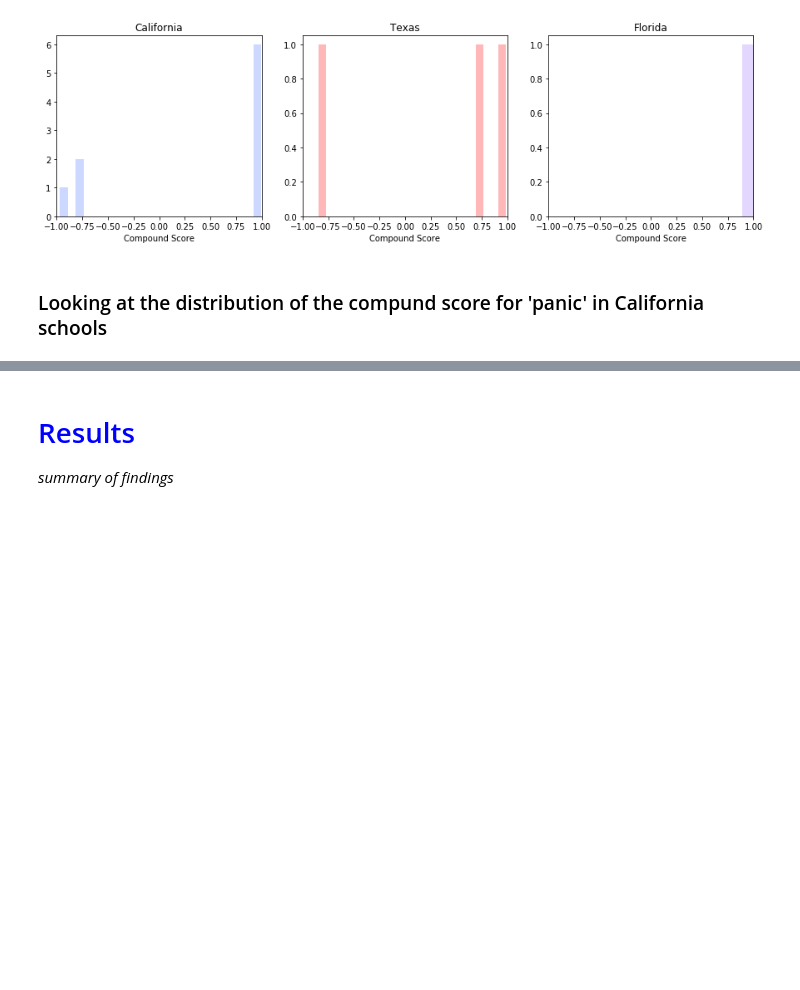
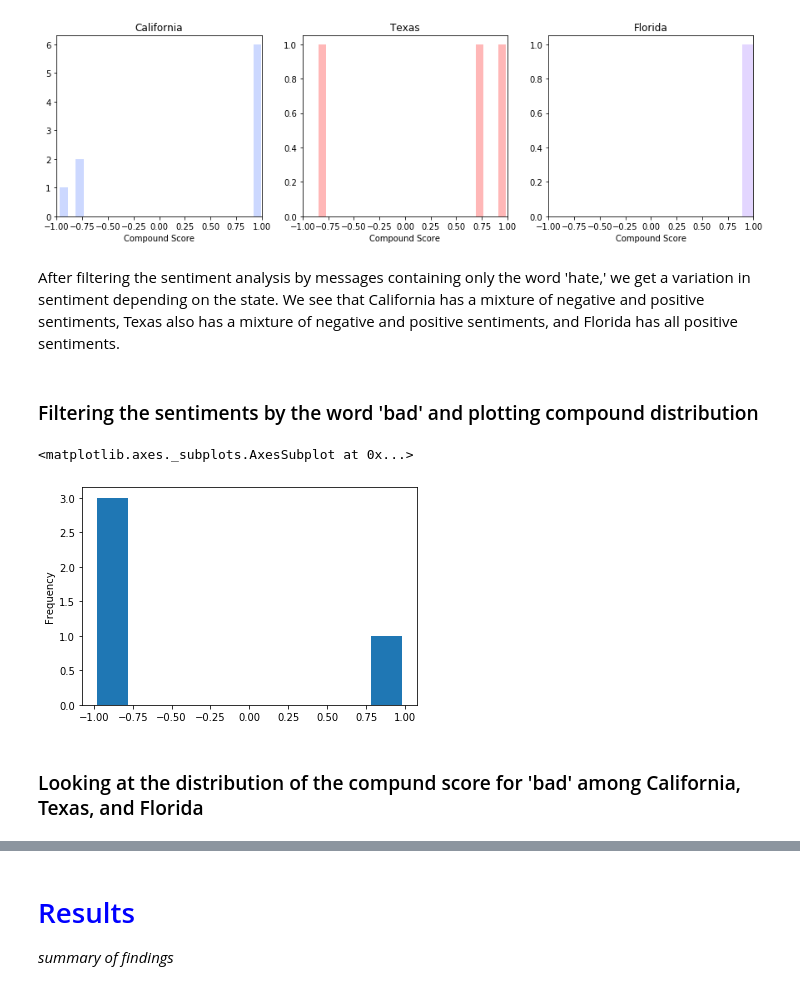
Before and after one commit to hasetia/Data-Science-Sentiment-Analysis-, a Jupyter notebook: FinalProject_group09.ipynb, the cells around one changed output, grey strips where cells are left out. Cells and saved outputs as stored; diff of their text form; code cells hidden in the pictures; blank space fills up the shorter version.

Commit message:
updated finalproject_group09 (grammatical, and sentiment)

```diff
--- a/FinalProject_group09.ipynb
+++ b/FinalProject_group09.ipynb
@@ -529,5 +563,15 @@ sns.distplot(df_hate.loc[df_hate['state'] == 'fl']['compound'], kde = False, bin
 # %% [output]
 [(-1, 1), Text(0.5, 0, 'Compound Score'), Text(0.5, 1.0, 'Florida')]
 [figure]
+# %% [markdown]
+After filtering the sentiment analysis by messages containing only the word 'hate,' we get a variation in sentiment depending on the state. We see that California has a mixture of negative and positive sentiments, Texas also has a mixture of negative and positive sentiments, and Florida has all positive sentiments.
+# %% [markdown]
+### Filtering the sentiments by the word 'bad' and plotting compound distribution
+# %%
+df_bad = sort_df('bad')
+df_bad['compound'].plot.hist()
+# %% [output]
+<matplotlib.axes._subplots.AxesSubplot at 0x...>
+[figure, added]
 # %% [markdown]
-### Looking at the distribution of the compund score for 'panic' in California schools
+### Looking at the distribution of the compund score for 'bad' among California, Texas, and Florida
```
Also changed, not shown: parts of 39 cells of this notebook.
